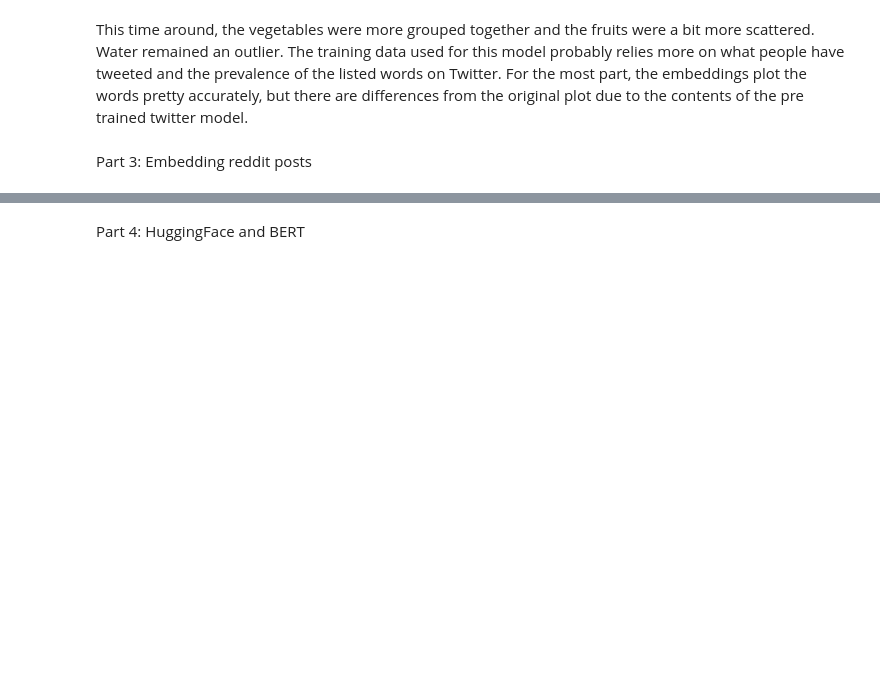
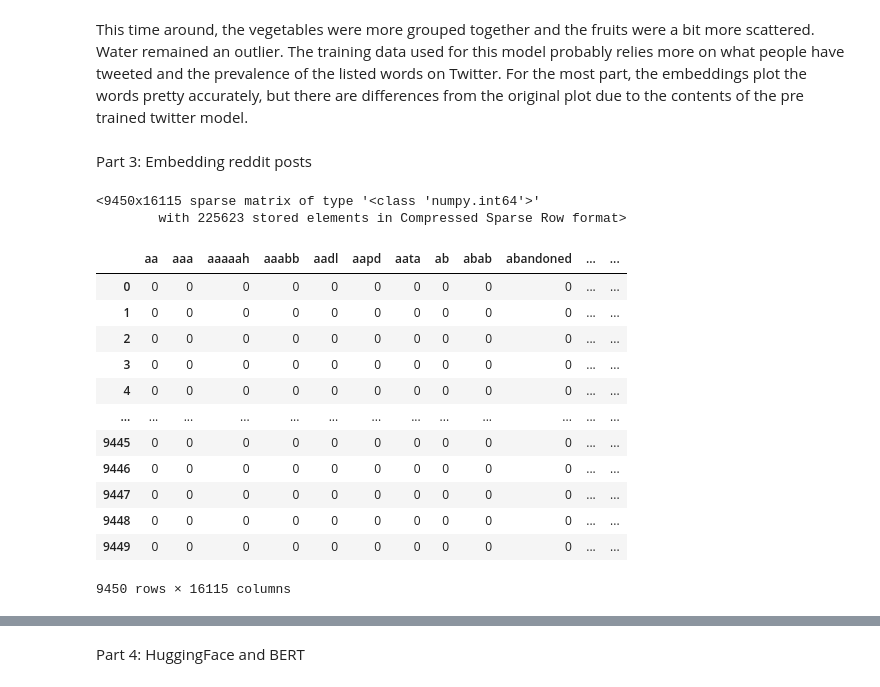
Before and after one commit to saysay2/project3-embeddings, a Jupyter notebook: project-3.ipynb, the cells around one changed output, grey strips where cells are left out. Cells and saved outputs as stored; diff of their text form; code cells hidden in the pictures; blank space fills up the shorter version.

```diff
--- a/project-3.ipynb
+++ b/project-3.ipynb
@@ -211 +232,27 @@ data = pd.concat([uiuc,mich])
+# %%
+#create a bag of words representation with count vectorizer
+
+vectorizer = CountVectorizer()
+bag_of_words = vectorizer.fit_transform(data['cleaned_text'])
+bag_of_words
+# %% [output]
+<9450x16115 sparse matrix of type '<class 'numpy.int64'>'
+        with 225623 stored elements in Compressed Sparse Row format>
+# %%
+bow_df = pd.DataFrame(bag_of_words.toarray(), columns=vectorizer.get_feature_names_out())
+bow_df
+# %% [output]
+|  | aa | aaa | aaaaah | aaabb | aadl | aapd | aata | ab | abab | abandoned | ... | ... |
+| 0 | 0 | 0 | 0 | 0 | 0 | 0 | 0 | 0 | 0 | 0 | ... | ... |
+| 1 | 0 | 0 | 0 | 0 | 0 | 0 | 0 | 0 | 0 | 0 | ... | ... |
+| 2 | 0 | 0 | 0 | 0 | 0 | 0 | 0 | 0 | 0 | 0 | ... | ... |
+| 3 | 0 | 0 | 0 | 0 | 0 | 0 | 0 | 0 | 0 | 0 | ... | ... |
+| 4 | 0 | 0 | 0 | 0 | 0 | 0 | 0 | 0 | 0 | 0 | ... | ... |
+| ... | ... | ... | ... | ... | ... | ... | ... | ... | ... | ... | ... | ... |
+| 9445 | 0 | 0 | 0 | 0 | 0 | 0 | 0 | 0 | 0 | 0 | ... | ... |
+| 9446 | 0 | 0 | 0 | 0 | 0 | 0 | 0 | 0 | 0 | 0 | ... | ... |
+| 9447 | 0 | 0 | 0 | 0 | 0 | 0 | 0 | 0 | 0 | 0 | ... | ... |
+| 9448 | 0 | 0 | 0 | 0 | 0 | 0 | 0 | 0 | 0 | 0 | ... | ... |
+| 9449 | 0 | 0 | 0 | 0 | 0 | 0 | 0 | 0 | 0 | 0 | ... | ... |
+9450 rows × 16115 columns
 # %%
```
Also changed, not shown: parts of 14 cells of this notebook.
